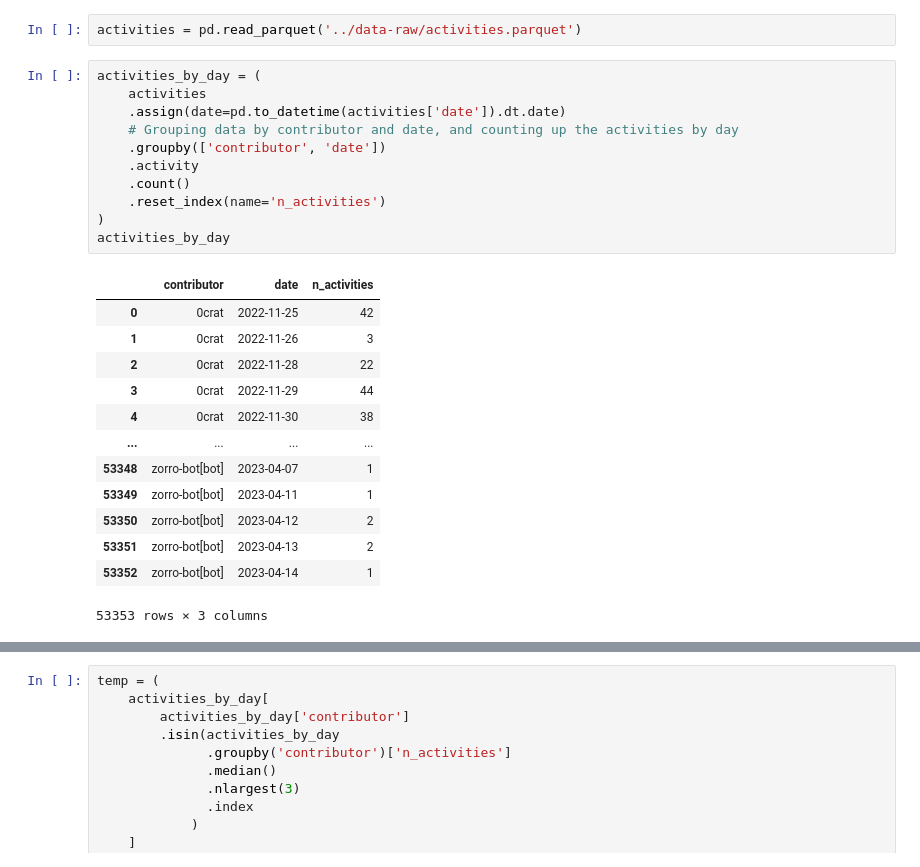
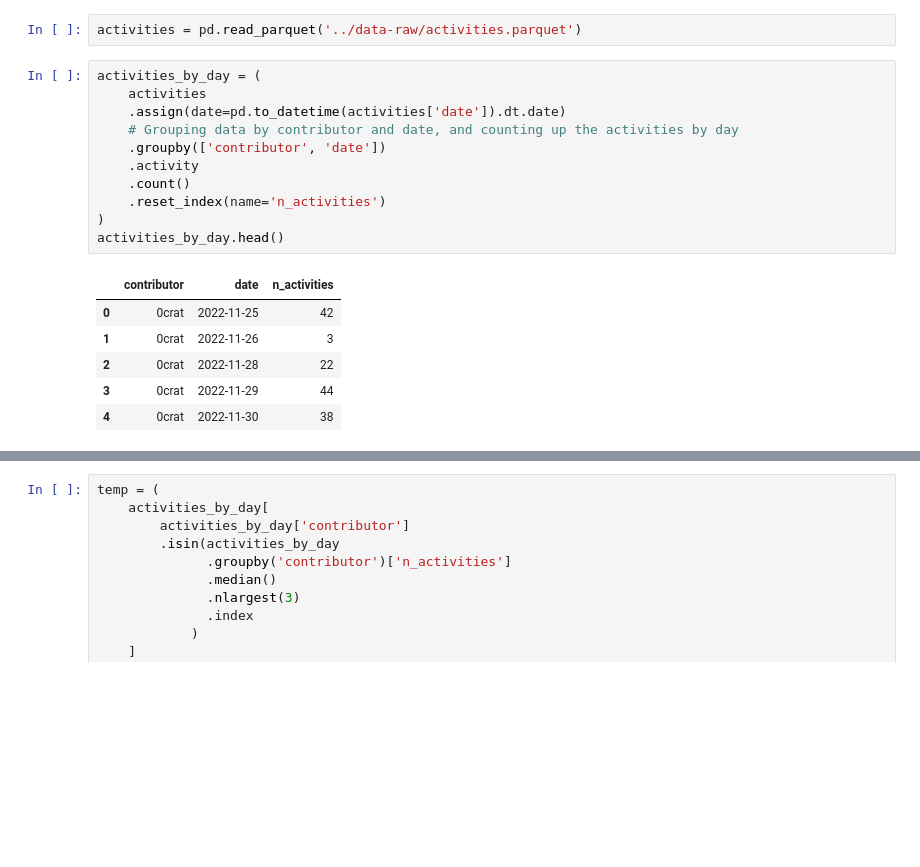
Before and after one commit to uhourri/GH-Bots-API, a Jupyter notebook: code/Time series forcasting.ipynb, the cells around one changed output, grey strips where cells are left out. Saved outputs shown, nothing was run; the diff lists cells and outputs as text; blank space fills up the shorter version.

```diff
--- a/code/Time series forcasting.ipynb
+++ b/code/Time series forcasting.ipynb
@@ -26,25 +32,18 @@ activities = pd.read_parquet('../data-raw/activities.parquet')
 # %%
 activities_by_day = (
     activities
     .assign(date=pd.to_datetime(activities['date']).dt.date)
     # Grouping data by contributor and date, and counting up the activities by day
     .groupby(['contributor', 'date'])
     .activity
     .count()
     .reset_index(name='n_activities')
 )
-activities_by_day
+activities_by_day.head()
 # %% [output]
 |  | contributor | date | n_activities |
 | 0 | 0crat | 2022-11-25 | 42 |
 | 1 | 0crat | 2022-11-26 | 3 |
 | 2 | 0crat | 2022-11-28 | 22 |
 | 3 | 0crat | 2022-11-29 | 44 |
 | 4 | 0crat | 2022-11-30 | 38 |
-| ... | ... | ... | ... |
-| 53348 | zorro-bot[bot] | 2023-04-07 | 1 |
-| 53349 | zorro-bot[bot] | 2023-04-11 | 1 |
-| 53350 | zorro-bot[bot] | 2023-04-12 | 2 |
-| 53351 | zorro-bot[bot] | 2023-04-13 | 2 |
-| 53352 | zorro-bot[bot] | 2023-04-14 | 1 |
-53353 rows × 3 columns
```
Also changed, not shown: parts of 15 cells of this notebook.
